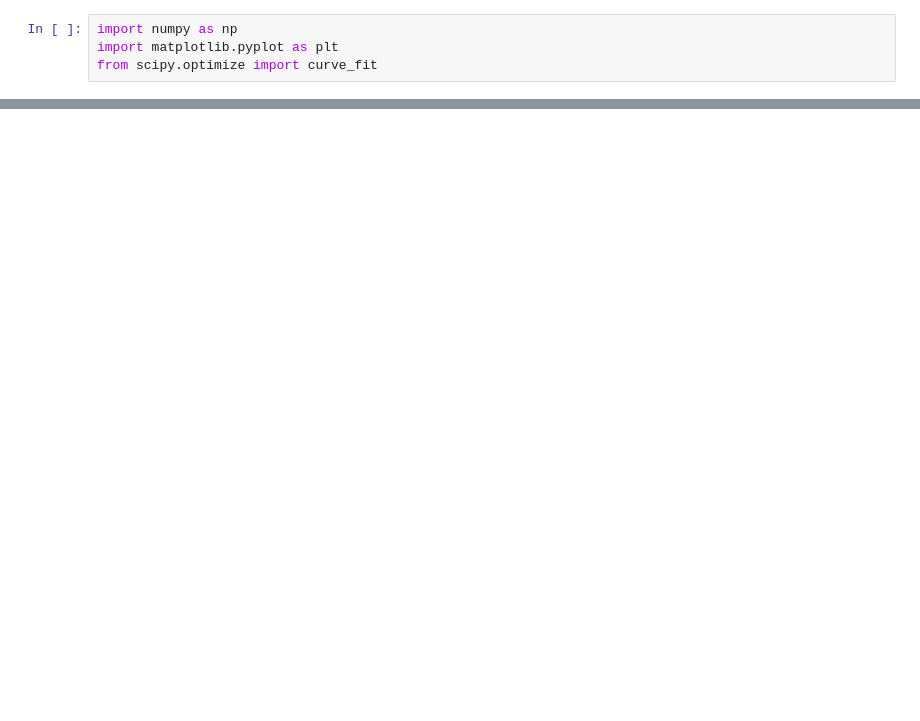
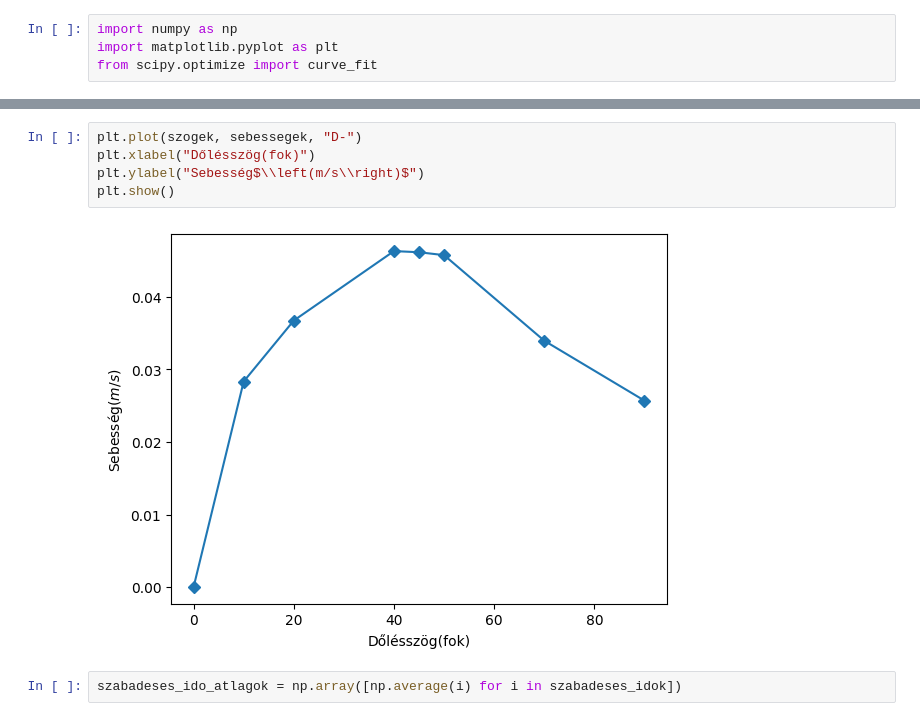
Before and after one commit to Pistikepova69/Alapmeresek, a Jupyter notebook: egyszeru_mozgasok/egyszeru_mozgasok.ipynb, the cells around one changed output, grey strips where cells are left out. Drawn from its saved outputs; the diff is of its cells as text; blank space fills up the shorter version.

```diff
--- a/egyszeru_mozgasok/egyszeru_mozgasok.ipynb
+++ b/egyszeru_mozgasok/egyszeru_mozgasok.ipynb
@@ -46,0 +72,9 @@ illesztes_pontossagok = np.array([1.000000, 0.999900, 1.000000, 1.000000, 0.9999
+# %%
+plt.plot(szogek, sebessegek, "D-")
+plt.xlabel("Dőlésszög(fok)")
+plt.ylabel("Sebesség$\\left(m/s\\right)$")
+plt.show()
+# %% [output]
+[figure, added]
+# %%
+szabadeses_ido_atlagok = np.array([np.average(i) for i in szabadeses_idok])
```
Also changed, not shown: parts of 14 cells of this notebook, 12 other files.
